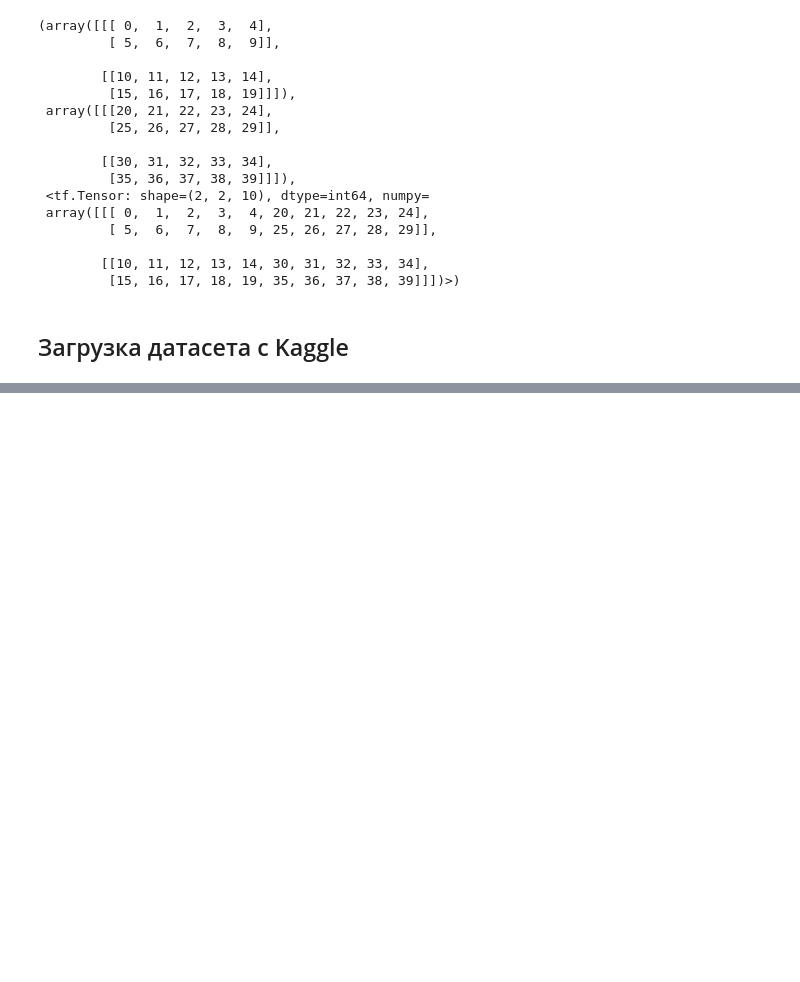
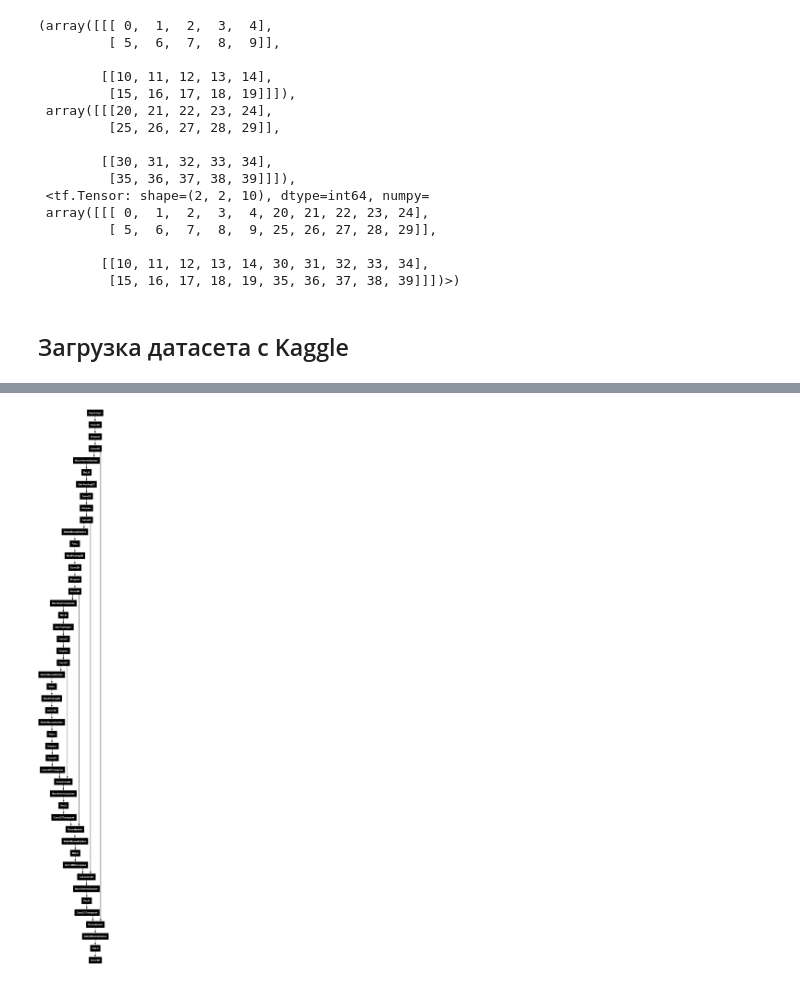
Before and after one commit to GrindelfP/deep-learning-excercises, a Jupyter notebook: task-7/task-7.ipynb, the cells around one changed output, grey strips where cells are left out. Saved outputs shown, nothing was run; the diff lists cells and outputs as text; code cells hidden in the pictures; blank space fills up the shorter version.

```diff
--- a/task-7/task-7.ipynb
+++ b/task-7/task-7.ipynb
@@ -92,0 +158,2 @@ NameError: name 'train_ids' is not defined
+# %%
+num_classes = 1
@@ -92,0 +250,4 @@ NameError: name 'train_ids' is not defined
+# %%
+tf.keras.utils.plot_model(model, "model.png")
+# %% [output]
+[figure, added]
```
Also changed, not shown: parts of 42 cells of this notebook, 6 other files.
